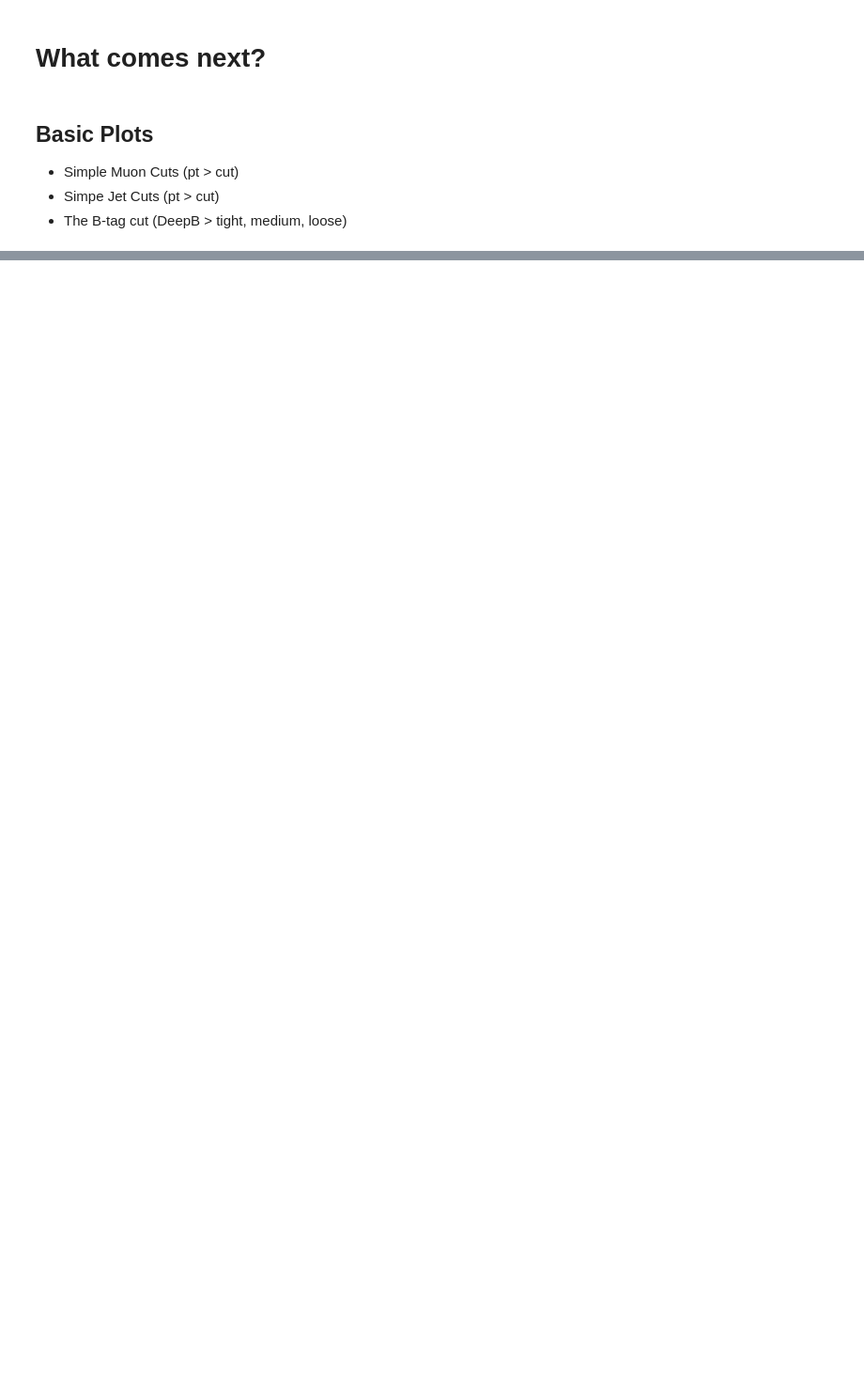
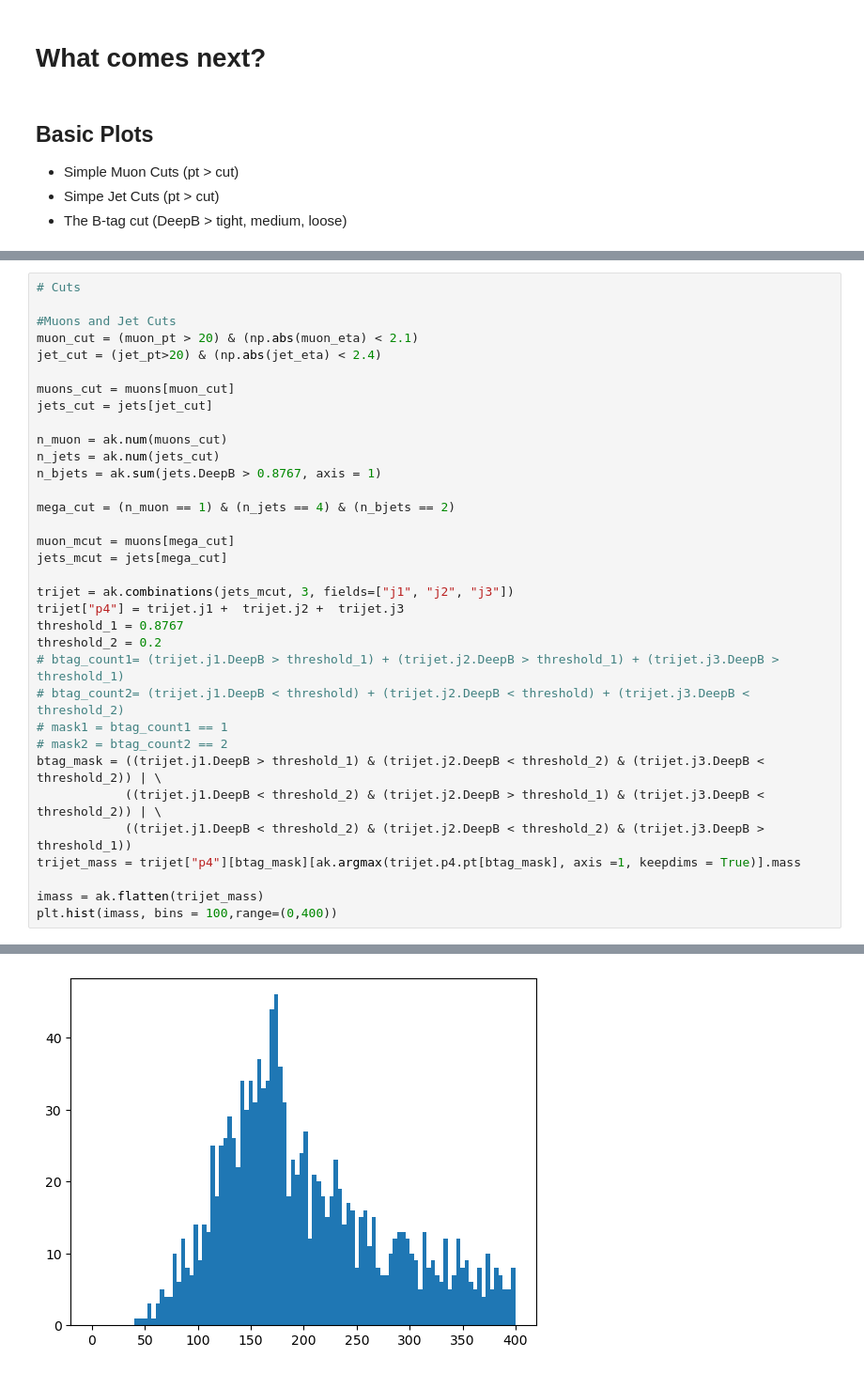
Before and after one commit to mattbellis/CMS-top-BNV2, a Jupyter notebook: analysis_template_Samyak.ipynb, the cells around one changed output, grey strips where cells are left out. Shown: that part at 94% size. Saved outputs shown, nothing was run; the diff lists cells and outputs as text; blank space fills up the shorter version.

```diff
--- a/analysis_template_Samyak.ipynb
+++ b/analysis_template_Samyak.ipynb
@@ -328,0 +465,35 @@ print("Hello son")
+# %%
+# Cuts
+
+#Muons and Jet Cuts
+muon_cut = (muon_pt > 20) & (np.abs(muon_eta) < 2.1)
+jet_cut = (jet_pt>20) & (np.abs(jet_eta) < 2.4)
+
+muons_cut = muons[muon_cut]
+jets_cut = jets[jet_cut]
+
+n_muon = ak.num(muons_cut)
+n_jets = ak.num(jets_cut)
+n_bjets = ak.sum(jets.DeepB > 0.8767, axis = 1)
+
+mega_cut = (n_muon == 1) & (n_jets == 4) & (n_bjets == 2)
+
+muon_mcut = muons[mega_cut]
+jets_mcut = jets[mega_cut]
+
+trijet = ak.combinations(jets_mcut, 3, fields=["j1", "j2", "j3"])
+trijet["p4"] = trijet.j1 +  trijet.j2 +  trijet.j3
+threshold_1 = 0.8767
+threshold_2 = 0.2
+# btag_count1= (trijet.j1.DeepB > threshold_1) + (trijet.j2.DeepB > threshold_1) + (trijet.j3.DeepB > threshold_1)
+# btag_count2= (trijet.j1.DeepB < threshold) + (trijet.j2.DeepB < threshold) + (trijet.j3.DeepB < threshold_2)
+# mask1 = btag_count1 == 1
+# mask2 = btag_count2 == 2
+btag_mask = ((trijet.j1.DeepB > threshold_1) & (trijet.j2.DeepB < threshold_2) & (trijet.j3.DeepB < threshold_2)) | \
+            ((trijet.j1.DeepB < threshold_2) & (trijet.j2.DeepB > threshold_1) & (trijet.j3.DeepB < threshold_2)) | \
+            ((trijet.j1.DeepB < threshold_2) & (trijet.j2.DeepB < threshold_2) & (trijet.j3.DeepB > threshold_1))
+trijet_mass = trijet["p4"][btag_mask][ak.argmax(trijet.p4.pt[btag_mask], axis =1, keepdims = True)].mass
+
+imass = ak.flatten(trijet_mass)
+plt.hist(imass, bins = 100,range=(0,400))
+# %% [output]
@@ -328,0 +519 @@ print("Hello son")
+[figure, added]
```
Also changed, not shown: parts of 17 cells of this notebook.
